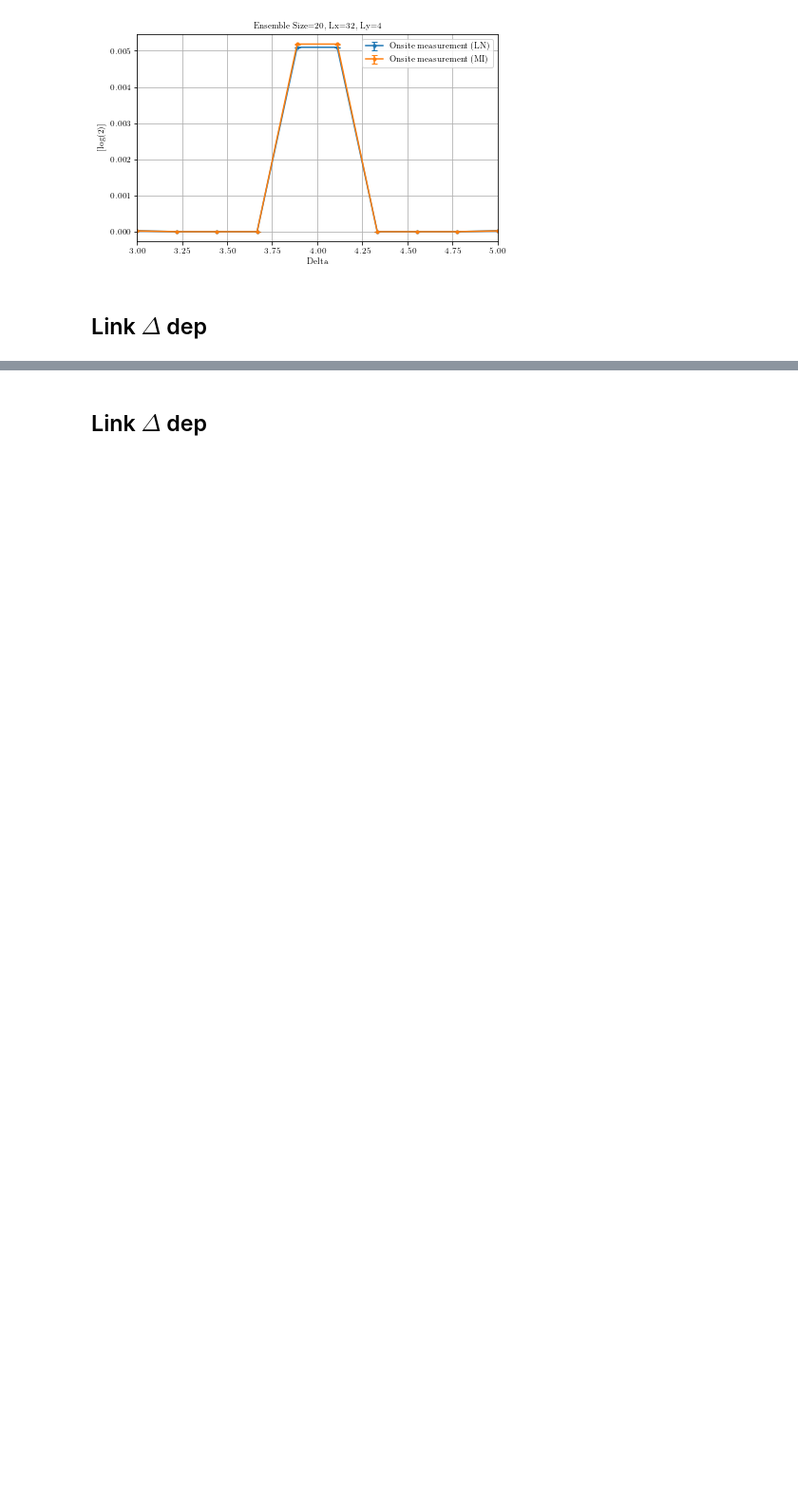
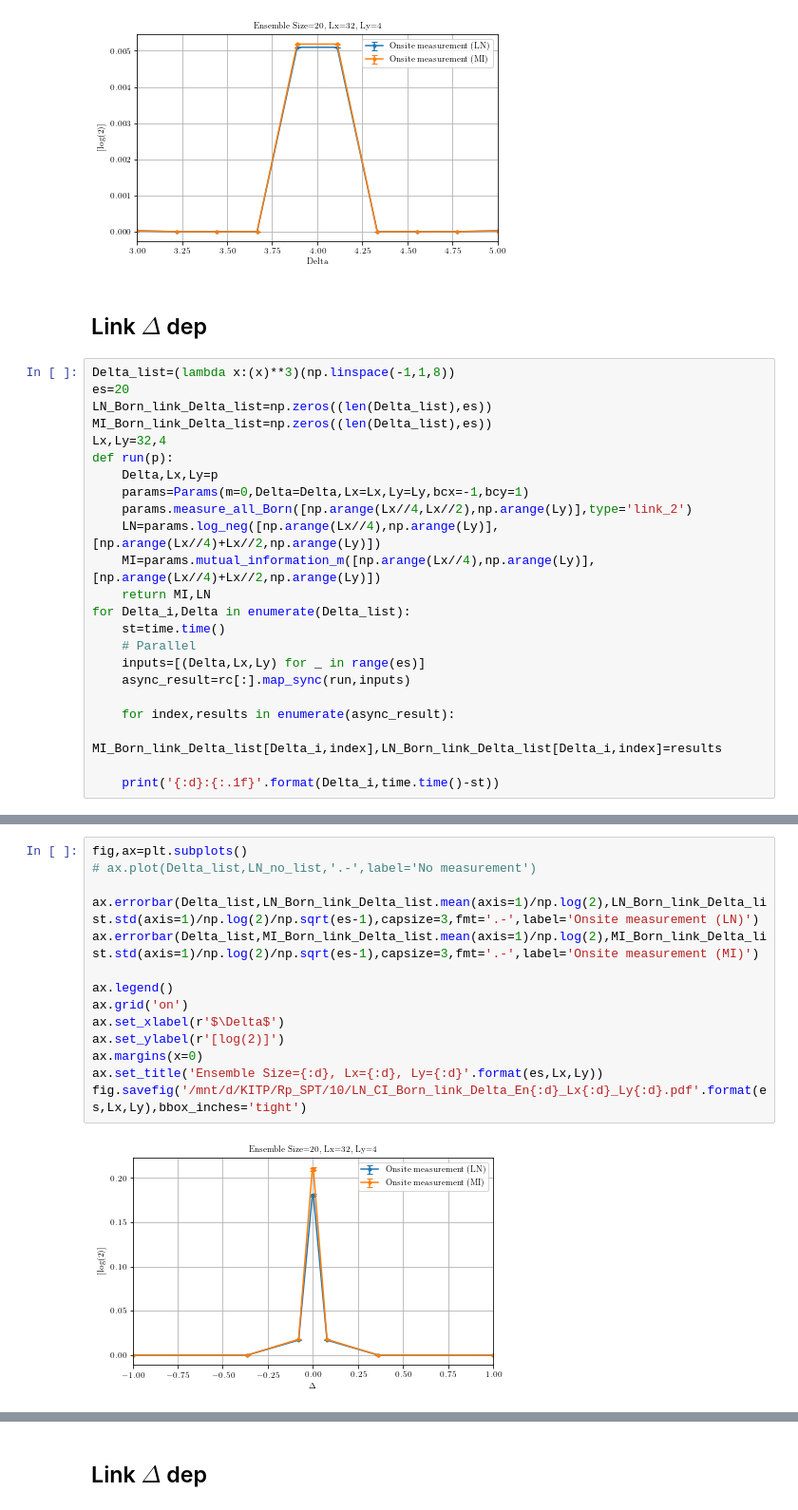
Before and after one commit to hainingpan/SPT, a Jupyter notebook: test_pi_flux.ipynb, the cells around one changed output, grey strips where cells are left out. Shown at 95% size. Drawn from its saved outputs; the diff is of its cells as text; blank space fills up the shorter version.

Commit message:
update pi-flux link

```diff
--- a/test_pi_flux.ipynb
+++ b/test_pi_flux.ipynb
@@ -758,3 +776,26 @@ fig.savefig('/mnt/d/KITP/Rp_SPT/8/LN_CI_Born_Delta_onsite_En{:d}_Lx{:d}_Ly{:d}.p
 [figure]
 # %% [markdown]
 ## Link $\Delta$ dep
+# %%
+Delta_list=(lambda x:(x)**3)(np.linspace(-1,1,8))
+es=20
+LN_Born_link_Delta_list=np.zeros((len(Delta_list),es))
+MI_Born_link_Delta_list=np.zeros((len(Delta_list),es))
+Lx,Ly=32,4
+def run(p):
+    Delta,Lx,Ly=p
+    params=Params(m=0,Delta=Delta,Lx=Lx,Ly=Ly,bcx=-1,bcy=1)
+    params.measure_all_Born([np.arange(Lx//4,Lx//2),np.arange(Ly)],type='link_2')
+    LN=params.log_neg([np.arange(Lx//4),np.arange(Ly)],[np.arange(Lx//4)+Lx//2,np.arange(Ly)])
+    MI=params.mutual_information_m([np.arange(Lx//4),np.arange(Ly)],[np.arange(Lx//4)+Lx//2,np.arange(Ly)])
+    return MI,LN
+for Delta_i,Delta in enumerate(Delta_list):
+    st=time.time()
+    # Parallel
+    inputs=[(Delta,Lx,Ly) for _ in range(es)]
+    async_result=rc[:].map_sync(run,inputs)
+
+    for index,results in enumerate(async_result):
+        MI_Born_link_Delta_list[Delta_i,index],LN_Born_link_Delta_list[Delta_i,index]=results
+
+    print('{:d}:{:.1f}'.format(Delta_i,time.time()-st))
@@ -760,0 +811,16 @@ fig.savefig('/mnt/d/KITP/Rp_SPT/8/LN_CI_Born_Delta_onsite_En{:d}_Lx{:d}_Ly{:d}.p
+# %%
+fig,ax=plt.subplots()
+# ax.plot(Delta_list,LN_no_list,'.-',label='No measurement')
+
+ax.errorbar(Delta_list,LN_Born_link_Delta_list.mean(axis=1)/np.log(2),LN_Born_link_Delta_list.std(axis=1)/np.log(2)/np.sqrt(es-1),capsize=3,fmt='.-',label='Onsite measurement (LN)')
+ax.errorbar(Delta_list,MI_Born_link_Delta_list.mean(axis=1)/np.log(2),MI_Born_link_Delta_list.std(axis=1)/np.log(2)/np.sqrt(es-1),capsize=3,fmt='.-',label='Onsite measurement (MI)')
+
+ax.legend()
+ax.grid('on')
+ax.set_xlabel(r'$\Delta$')
+ax.set_ylabel(r'[log(2)]')
+ax.margins(x=0)
+ax.set_title('Ensemble Size={:d}, Lx={:d}, Ly={:d}'.format(es,Lx,Ly))
+fig.savefig('/mnt/d/KITP/Rp_SPT/10/LN_CI_Born_link_Delta_En{:d}_Lx{:d}_Ly{:d}.pdf'.format(es,Lx,Ly),bbox_inches='tight')
+# %% [output]
+[figure, added]
```
Also changed, not shown: parts of 10 cells of this notebook, 1 other file.
